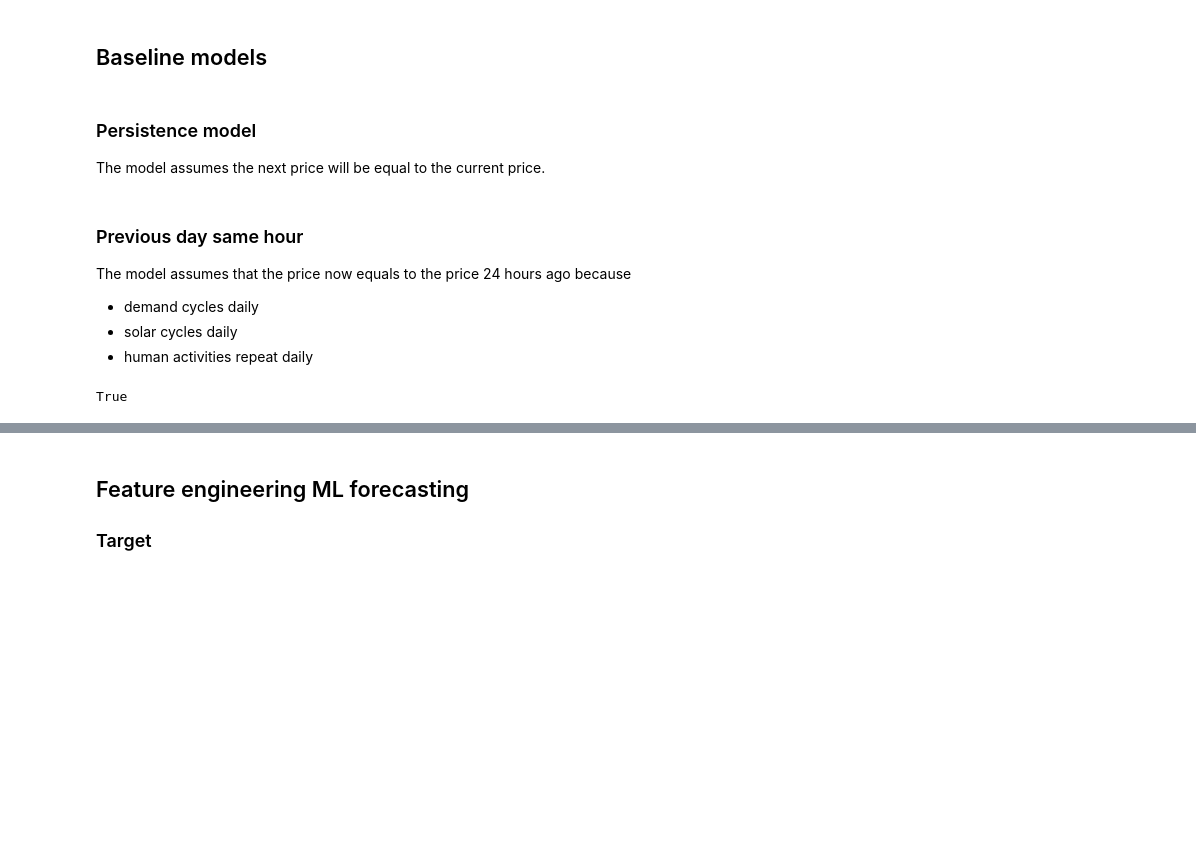
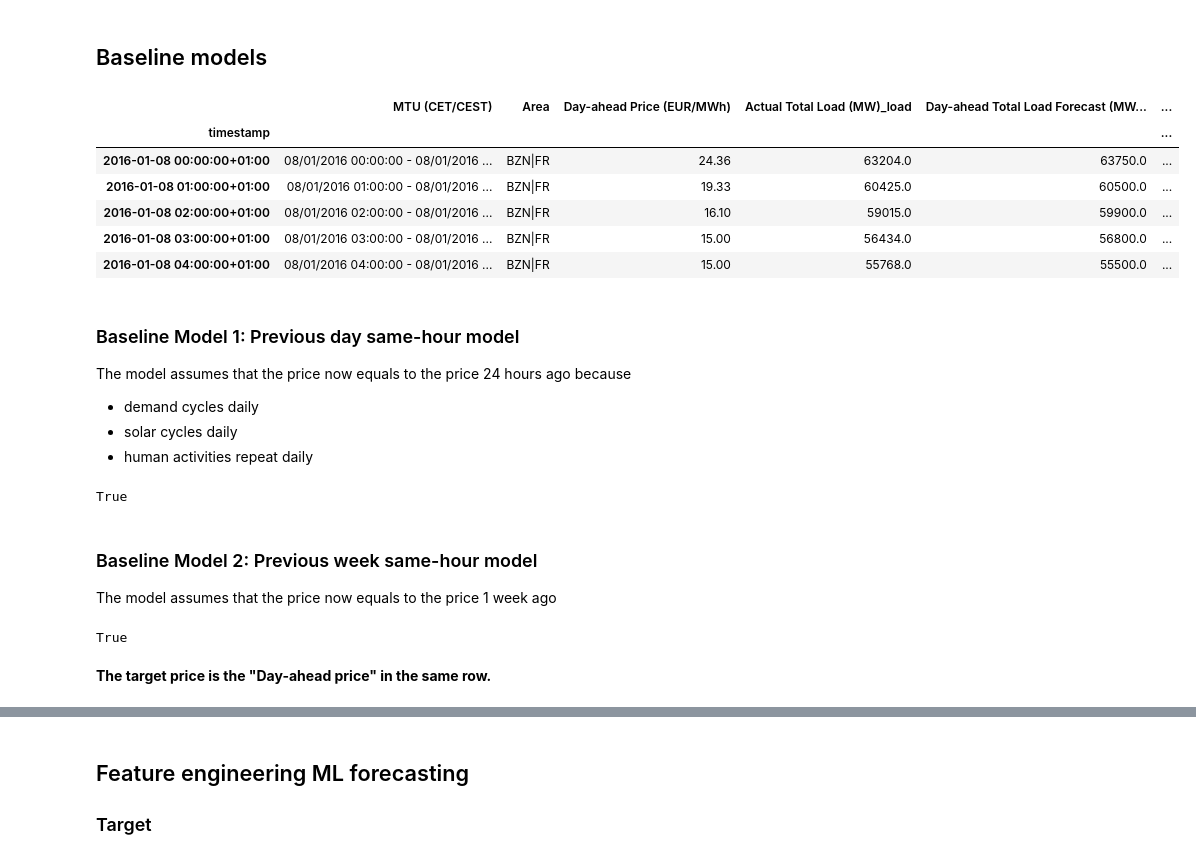
Before and after one commit to LisaBianConti/electricity-price-forecasting, a Jupyter notebook: notebooks/05_modelling.ipynb, the cells around one changed output, grey strips where cells are left out. Drawn from its saved outputs; the diff is of its cells as text; code cells hidden in the pictures; blank space fills up the shorter version.

```diff
--- a/notebooks/05_modelling.ipynb
+++ b/notebooks/05_modelling.ipynb
@@ -56,6 +58,19 @@ df_baseline = df_baseline.dropna(subset= ["price_lag_23"])
+# %%
+df_baseline.head()
+# %% [output]
+|  | MTU (CET/CEST) | Area | Day-ahead Price (EUR/MWh) | Actual Total Load (MW)_load | Day-ahead Total Load Forecast (MW... | ... |
+| timestamp |  |  |  |  |  | ... |
+| 2016-01-08 00:00:00+01:00 | 08/01/2016 00:00:00 - 08/01/2016 ... | BZN|FR | 24.36 | 63204.0 | 63750.0 | ... |
+| 2016-01-08 01:00:00+01:00 | 08/01/2016 01:00:00 - 08/01/2016 ... | BZN|FR | 19.33 | 60425.0 | 60500.0 | ... |
+| 2016-01-08 02:00:00+01:00 | 08/01/2016 02:00:00 - 08/01/2016 ... | BZN|FR | 16.10 | 59015.0 | 59900.0 | ... |
+| 2016-01-08 03:00:00+01:00 | 08/01/2016 03:00:00 - 08/01/2016 ... | BZN|FR | 15.00 | 56434.0 | 56800.0 | ... |
+| 2016-01-08 04:00:00+01:00 | 08/01/2016 04:00:00 - 08/01/2016 ... | BZN|FR | 15.00 | 55768.0 | 55500.0 | ... |
 # %% [markdown]
-### Persistence model
-The model assumes the next price will be equal to the current price.
+### Baseline Model 1: Previous day same-hour model
+The model assumes that the price now equals to the price 24 hours ago because
+- demand cycles daily
+- solar cycles daily
+- human activities repeat daily
 # %%
 df_baseline_train = df_baseline[(df_baseline.index.year >= 2016) & (df_baseline.index.year <= 2020)].copy()
 df_baseline_val = df_baseline[df_baseline.index.year == 2021].copy()
@@ -66,7 +81,8 @@ pred_naive = df_baseline_val["Day-ahead Price (EUR/MWh)"]
+# %%
+print(df_baseline.index.equals(pred_daily.index))
+# %% [output]
+True
 # %% [markdown]
-### Previous day same hour
-The model assumes that the price now equals to the price 24 hours ago because
-- demand cycles daily
-- solar cycles daily
-- human activities repeat daily
+### Baseline Model 2: Previous week same-hour model
+The model assumes that the price now equals to the price 1 week ago
 # %%
@@ -76,2 +92,4 @@ print(df_baseline_val.index.equals(pred_23h.index))
 # %% [output]
 True
+# %% [markdown]
+**The target price is the "Day-ahead price" in the same row.**
```
Also changed, not shown: parts of 10 cells of this notebook.
